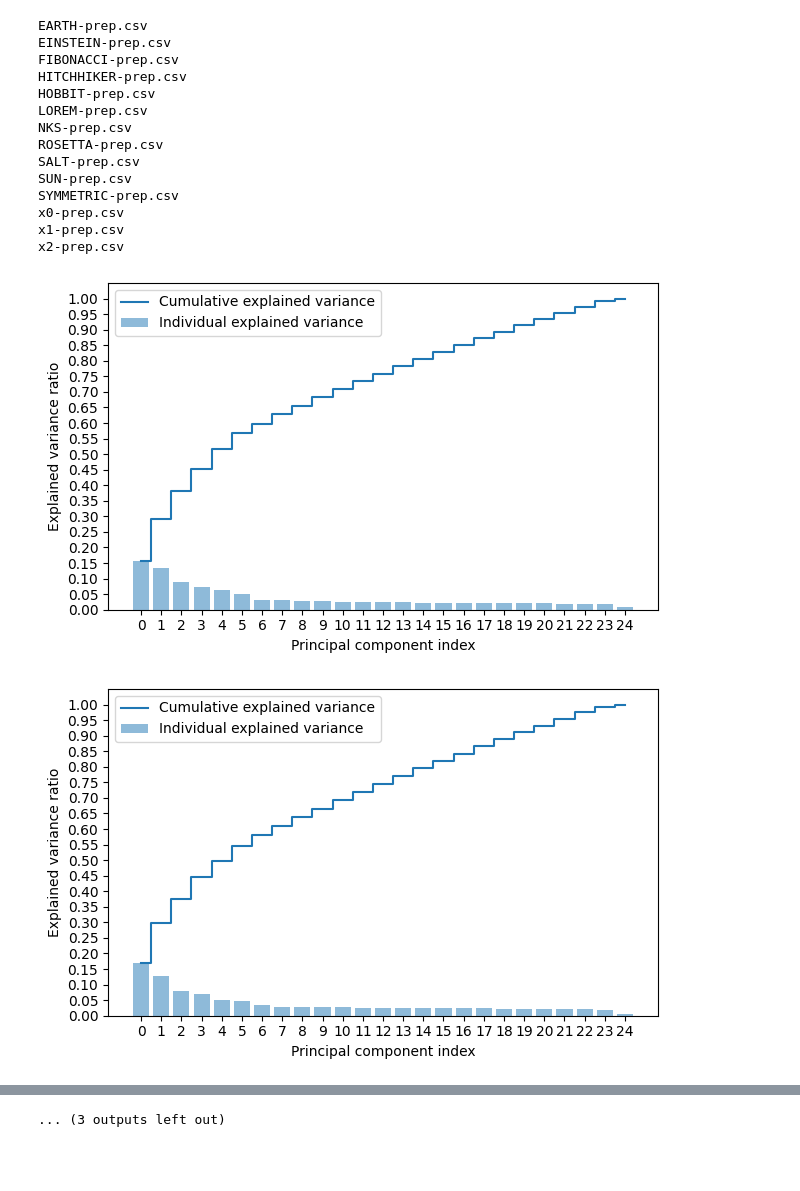
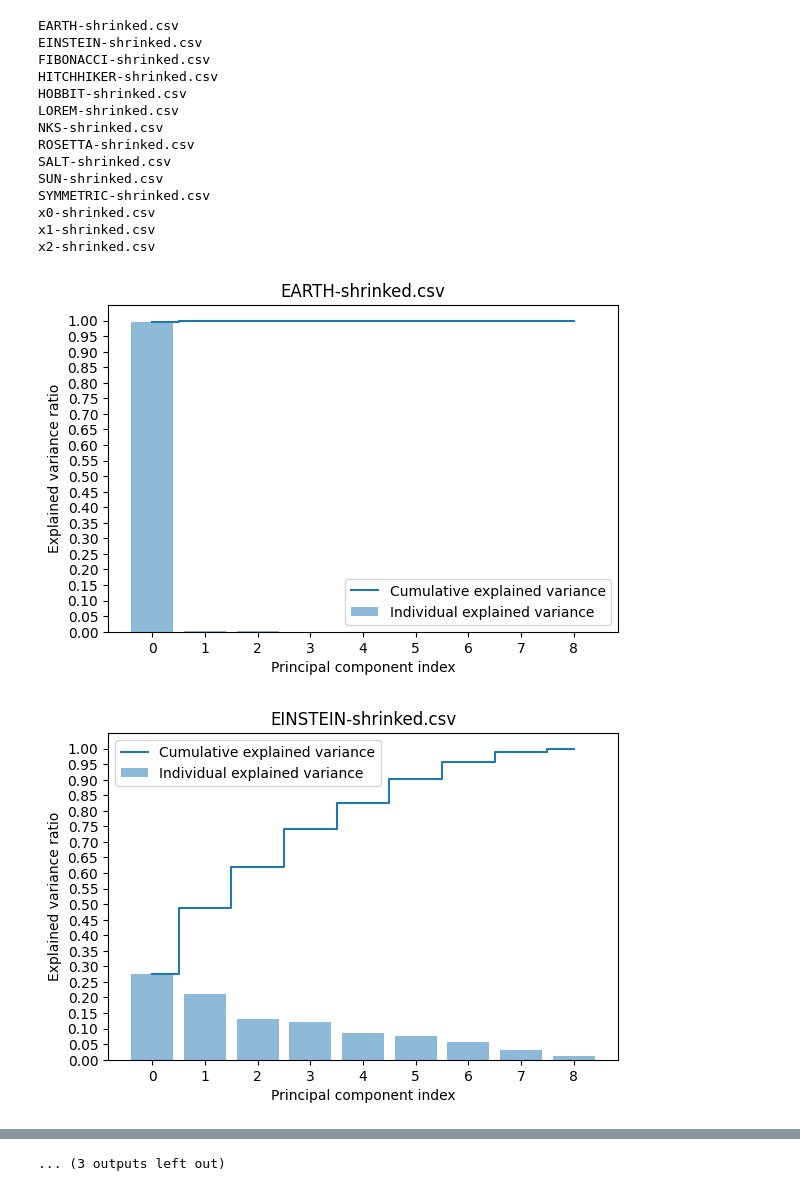
Before and after one commit to harun46d/DataMining_TeamA, a Jupyter notebook: notebooks/PCA.ipynb, the cells around one changed output, grey strips where cells are left out. Drawn from its saved outputs; the diff is of its cells as text; code cells hidden in the pictures; blank space fills up the shorter version.

Commit message:
pca shrinked datasets

```diff
--- a/notebooks/PCA.ipynb
+++ b/notebooks/PCA.ipynb
@@ -6,8 +6,15 @@ import matplotlib.pyplot as plt
 import matplotlib.backends.backend_pdf as pdf
 import os
 # %%
-folder_res = "C:/Users/andre/Documents/Github/GroupA_DataMining/resources/data"
-folder_prep = "C:/Users/andre/Documents/Github/GroupA_DataMining/resources/data-prep"
+folder_repository = "C:/Users/andre/Documents/Github/DataMining_TeamA"
+#folder_repository = "/Users/harun/Desktop/Uni/4. Semester/Data Mining/DataMining_TeamA"
+
+folder_res = f"{folder_repository}/resources/data"
+folder_prep = f"{folder_repository}/resources/data-prep"
+folder_shrinked = f"{folder_repository}/resources/data_shrinked"
+folder_output = f"{folder_repository}/output/plots"
+
+filename = "pca-shrinked.pdf"
 
 cwd = os.getcwd()
 # %%
@@ -41,12 +48,12 @@ def pca(folder_path):
             plt.tight_layout()
             plt.show()
 # %%
-def pca2(folder_path):
-    pdf_file = pdf.PdfPages('pca.pdf')
-    all_datasets = os.listdir(folder_path)
+def pca2(folder_ressources, folder_output, filename_output):
+    pdf_file = pdf.PdfPages(f"{folder_output}/{filename_output}")
+    all_datasets = os.listdir(folder_ressources)
     for filename in all_datasets:
         if filename.endswith(".csv"):
-            df = pd.read_csv(f"{folder_path}/{filename}")
+            df = pd.read_csv(f"{folder_ressources}/{filename}")
             print(filename)
 
             pca = PCA()
@@ -66,25 +73,26 @@ def pca2(folder_path):
             plt.yticks(np.arange(0, 1.05, 0.05))
             plt.legend(loc='best')
             plt.tight_layout()
+            plt.title(filename)
             # plt.show()
-            pdf_file.savefig(plt.gcf(), bbox_inches='tight')
+            pdf_file.savefig(plt.gcf(), bbox_inches='tight', transparent=True)
     pdf_file.close()
 # %%
-pca2(folder_prep)
+pca2(folder_shrinked, folder_output, filename)
 # %% [output]
-EARTH-prep.csv
-EINSTEIN-prep.csv
-FIBONACCI-prep.csv
-HITCHHIKER-prep.csv
-HOBBIT-prep.csv
-LOREM-prep.csv
-NKS-prep.csv
-ROSETTA-prep.csv
-SALT-prep.csv
-SUN-prep.csv
-SYMMETRIC-prep.csv
-x0-prep.csv
-x1-prep.csv
-x2-prep.csv
+EARTH-shrinked.csv
+EINSTEIN-shrinked.csv
+FIBONACCI-shrinked.csv
+HITCHHIKER-shrinked.csv
+HOBBIT-shrinked.csv
+LOREM-shrinked.csv
+NKS-shrinked.csv
+ROSETTA-shrinked.csv
+SALT-shrinked.csv
+SUN-shrinked.csv
+SYMMETRIC-shrinked.csv
+x0-shrinked.csv
+x1-shrinked.csv
+x2-shrinked.csv
-[figure, old version]
+[figure, new version]
-[figure, old version]
+[figure, new version]
```
Also changed, not shown: parts of 1 cell of this notebook, 2 other files.
